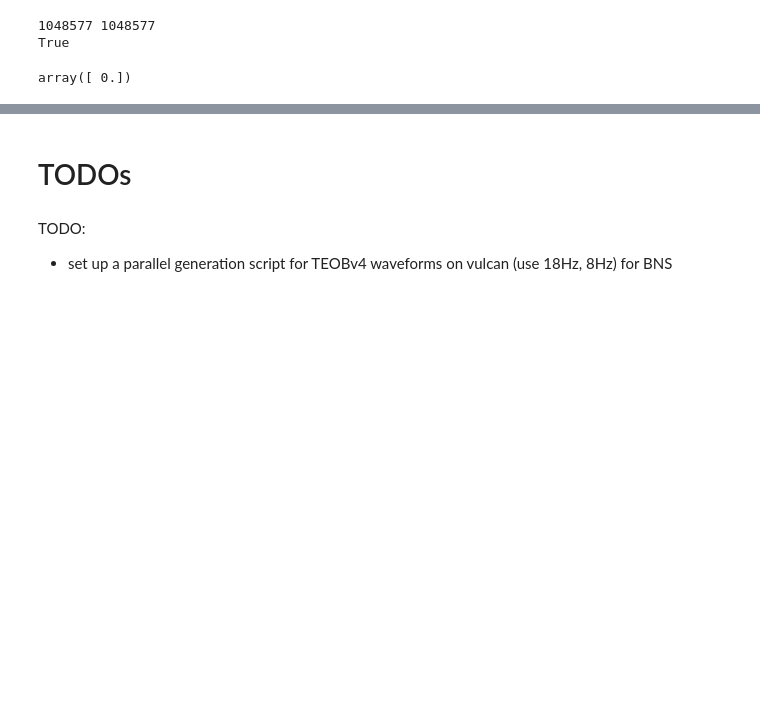
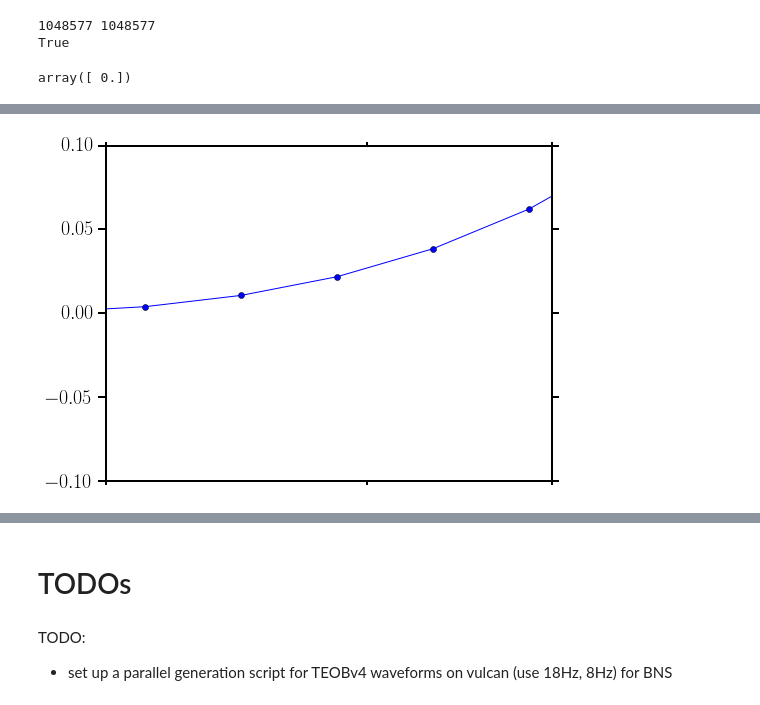
Before and after one commit to benjaminlackey/gpsurrogate, a Jupyter notebook: src/TEOB-LAL-implementation/LalsuiteSurrogate_MP.ipynb, the cells around one changed output, grey strips where cells are left out. Drawn from its saved outputs; the diff is of its cells as text; code cells hidden in the pictures; blank space fills up the shorter version.

```diff
--- a/src/TEOB-LAL-implementation/LalsuiteSurrogate_MP.ipynb
+++ b/src/TEOB-LAL-implementation/LalsuiteSurrogate_MP.ipynb
@@ -2774,0 +2798,3 @@ plt.title('dephasing');
+# %%
+# grab the surrogate phase correction dumped by the C code
+sur_phi_at_nodes = np.loadtxt('sur_phi_at_nodes.txt')
@@ -2774,0 +2803,6 @@ plt.title('dephasing');
+# %%
+plt.semilogx(sur_phi_at_nodes.T[0] / (Mtot*lal.MTSUN_SI), sur_phi_at_nodes.T[1], 'o-')
+plt.xlim([20.0, 40.0]);
+plt.ylim([-0.1,0.1]);
+# %% [output]
+[figure, added]
```
Also changed, not shown: parts of 9 cells of this notebook.
